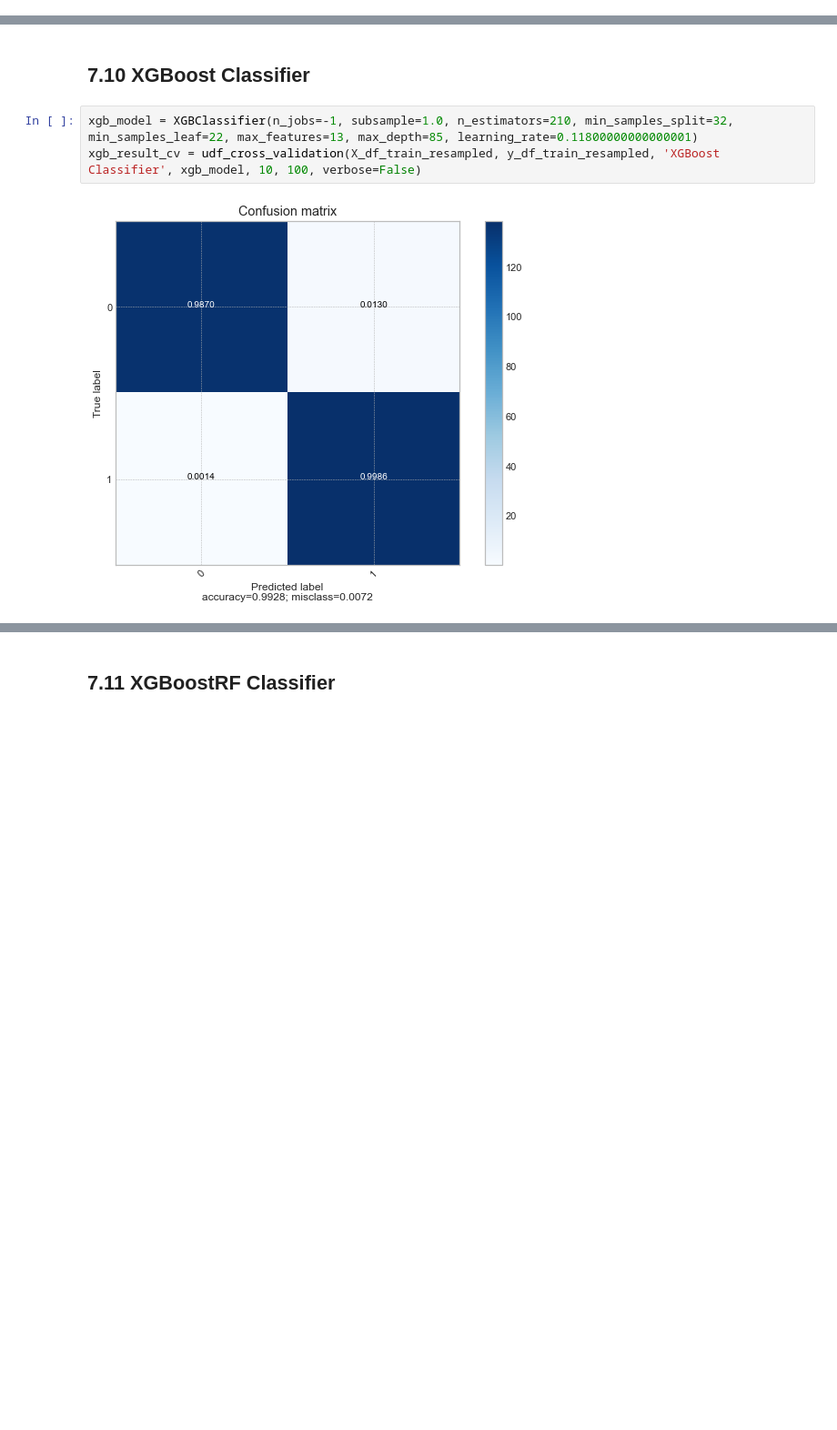
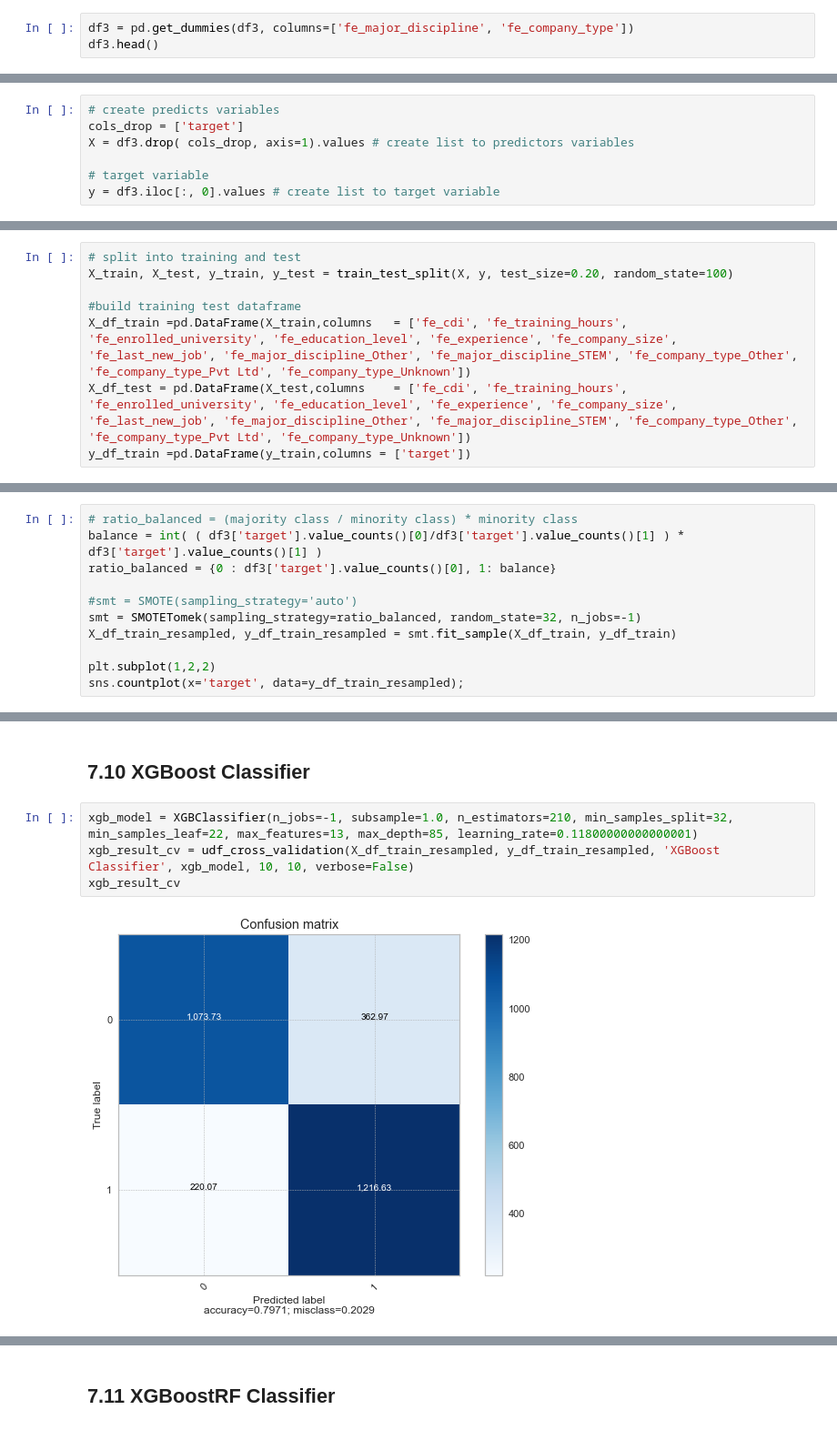
Before and after one commit to fabyosr/MachineLearning, a Jupyter notebook: Sklearn/sklearn_oi_masterdados/Job_Change_of_Data_Scientists.ipynb, the cells around one changed output, grey strips where cells are left out. Shown at 91% size. Drawn from its saved outputs; the diff is of its cells as text; blank space fills up the shorter version.

Commit message:
Atualização de modelos.

```diff
--- a/Sklearn/sklearn_oi_masterdados/Job_Change_of_Data_Scientists.ipynb
+++ b/Sklearn/sklearn_oi_masterdados/Job_Change_of_Data_Scientists.ipynb
@@ -820,0 +888,3 @@ df2 = df1.copy()
+# %%
+df3 = pd.get_dummies(df3, columns=['fe_major_discipline', 'fe_company_type'])
+df3.head()
@@ -821,4 +900,11 @@ df2 = df1.copy()
 # %% [markdown]
 ### 6.2.1 Split dataframe into predictors and target variable
+# %%
+# create predicts variables
+cols_drop = ['target']
+X = df3.drop( cols_drop, axis=1).values # create list to predictors variables
+
+# target variable
+y = df3.iloc[:, 0].values # create list to target variable
 # %% [markdown]
 ### 6.2.2 Split dataframe into training and test
@@ -835,2 +911,10 @@ df2 = df1.copy()
+# %%
+# split into training and test
+X_train, X_test, y_train, y_test = train_test_split(X, y, test_size=0.20, random_state=100)
+
+#build training test dataframe
+X_df_train =pd.DataFrame(X_train,columns   = ['fe_cdi', 'fe_training_hours', 'fe_enrolled_university', 'fe_education_level', 'fe_experience', 'fe_company_size', 'fe_last_new_job', 'fe_major_discipline_Other', 'fe_major_discipline_STEM', 'fe_company_type_Other', 'fe_company_type_Pvt Ltd', 'fe_company_type_Unknown'])
+X_df_test = pd.DataFrame(X_test,columns    = ['fe_cdi', 'fe_training_hours', 'fe_enrolled_university', 'fe_education_level', 'fe_experience', 'fe_company_size', 'fe_last_new_job', 'fe_major_discipline_Other', 'fe_major_discipline_STEM', 'fe_company_type_Other', 'fe_company_type_Pvt Ltd', 'fe_company_type_Unknown'])
+y_df_train =pd.DataFrame(y_train,columns = ['target'])
 # %% [markdown]
 ## 6.6 Balancing Dataset
@@ -836,0 +932,11 @@ df2 = df1.copy()
+# %%
+# ratio_balanced = (majority class / minority class) * minority class
+balance = int( ( df3['target'].value_counts()[0]/df3['target'].value_counts()[1] ) * df3['target'].value_counts()[1] )
+ratio_balanced = {0 : df3['target'].value_counts()[0], 1: balance}
+
+#smt = SMOTE(sampling_strategy='auto')
+smt = SMOTETomek(sampling_strategy=ratio_balanced, random_state=32, n_jobs=-1)
+X_df_train_resampled, y_df_train_resampled = smt.fit_sample(X_df_train, y_df_train)
+
+plt.subplot(1,2,2)
+sns.countplot(x='target', data=y_df_train_resampled);
@@ -890,6 +1049,7 @@ df2 = df1.copy()
 ## 7.10 XGBoost Classifier
 # %%
 xgb_model = XGBClassifier(n_jobs=-1, subsample=1.0, n_estimators=210, min_samples_split=32, min_samples_leaf=22, max_features=13, max_depth=85, learning_rate=0.11800000000000001)
-xgb_result_cv = udf_cross_validation(X_df_train_resampled, y_df_train_resampled, 'XGBoost Classifier', xgb_model, 10, 100, verbose=False)
+xgb_result_cv = udf_cross_validation(X_df_train_resampled, y_df_train_resampled, 'XGBoost Classifier', xgb_model, 10, 10, verbose=False)
+xgb_result_cv
 # %% [output]
-[figure, old version]
+[figure, new version]
```
Also changed, not shown: parts of 30 cells of this notebook.
